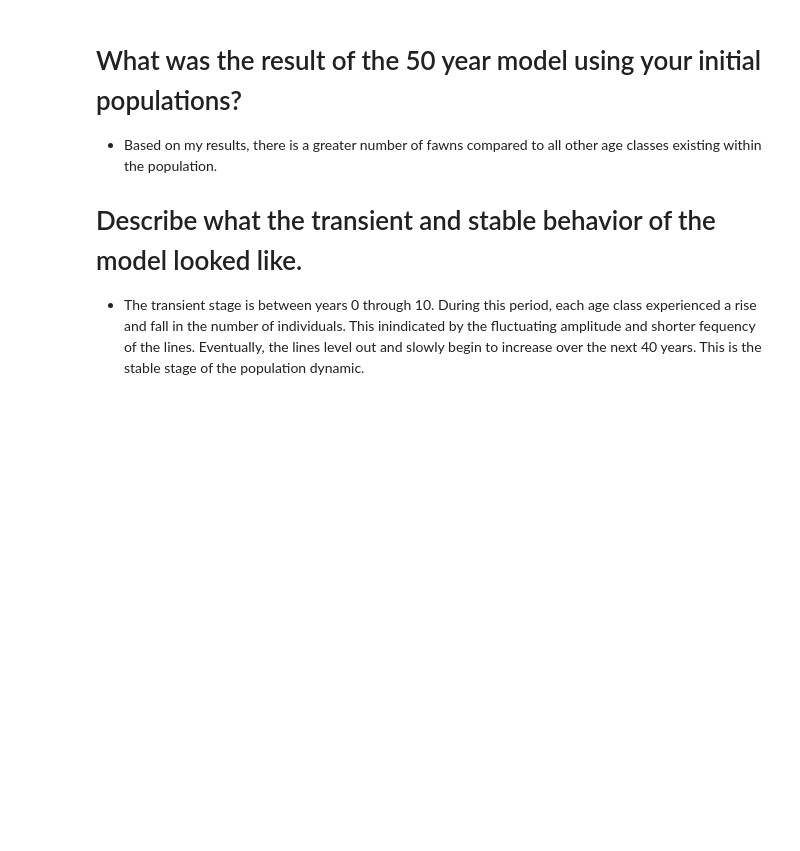
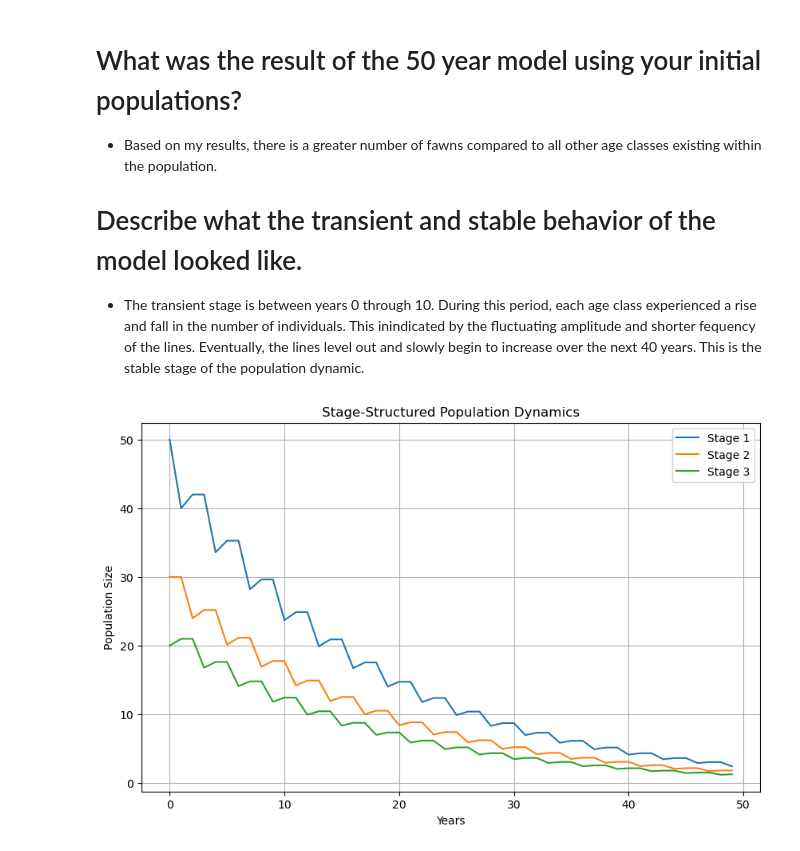
Before and after one commit to Sxmoore/BIO_350_F25, a Jupyter notebook: IC_InClass5.ipynb, the cells around one changed output. Saved outputs shown, nothing was run; the diff lists cells and outputs as text; code cells hidden in the pictures; blank space fills up the shorter version.

```diff
--- a/IC_InClass5.ipynb
+++ b/IC_InClass5.ipynb
@@ -52,3 +52,45 @@ plt.show()
 - Based on my results, there is a greater number of fawns compared to all other age classes existing within the population.
 # Describe what the transient and stable behavior of the model looked like.
 - The transient stage is between years 0 through 10. During this period, each age class experienced a rise and fall in the number of individuals. This inindicated by the fluctuating amplitude and shorter fequency of the lines. Eventually, the lines level out and slowly begin to increase over the next 40 years. This is the stable stage of the population dynamic.
+# %%
+# Create a real-world example of a staged-structured model with 3 populations with values such as F (number of offspring per individual) and S (survival rate from one individual to the next).
+import numpy as np
+import matplotlib.pyplot as plt
+# Define parameters for the stage-structured model
+stages = 3
+# Stage parameters
+#Stage 1: Saplings
+#Stage 2: Juveniles
+#Stage 3: Adults
+# Fertility rates (F) and survival rates (S)
+F = np.array([0, 0, 2.0])  # Fertility rates for each stage
+S = np.array([0.6, 0.7, 0.5])
+#Leslie matrix construction
+L = np.zeros((stages, stages))
+# Fill in the first row with fertility rates
+L[0, :] = F
+# Fill in the sub-diagonal with survival rates
+for i in range(1, stages):
+    L[i, i-1] = S[i-1]
+# Initial population distribution across stages
+initial_population = np.array([50, 30, 20])
+# Number of time steps to simulate
+time_steps = 50
+# Store population over time
+population_over_time = np.zeros((time_steps, stages))
+population_over_time[0, :] = initial_population
+# Simulate population dynamics over time
+for t in range(1, time_steps):
+    population_over_time[t, :] = L @ population_over_time[t-1, :]
+# Plot the results
+plt.figure(figsize=(10, 6))
+for i in range(stages):
+    plt.plot(population_over_time[:, i], label=f'Stage {i+1}')
+plt.title('Stage-Structured Population Dynamics')
+plt.xlabel('Years')
+plt.ylabel('Population Size')
+plt.legend()
+plt.grid()
+plt.show()
+# %% [output]
+[figure, added]
```
